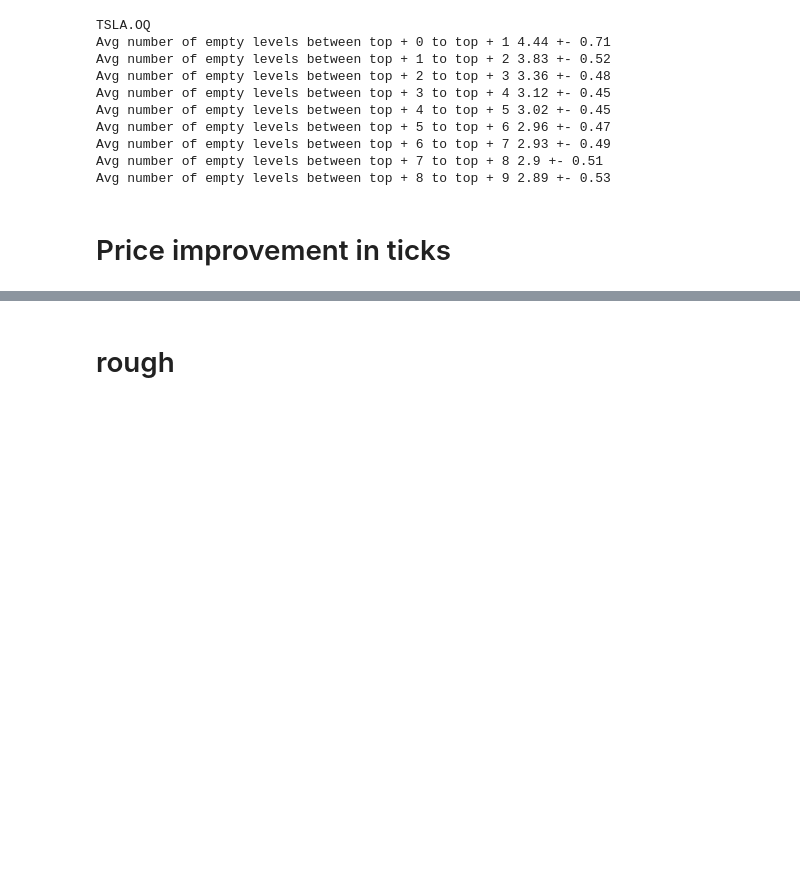
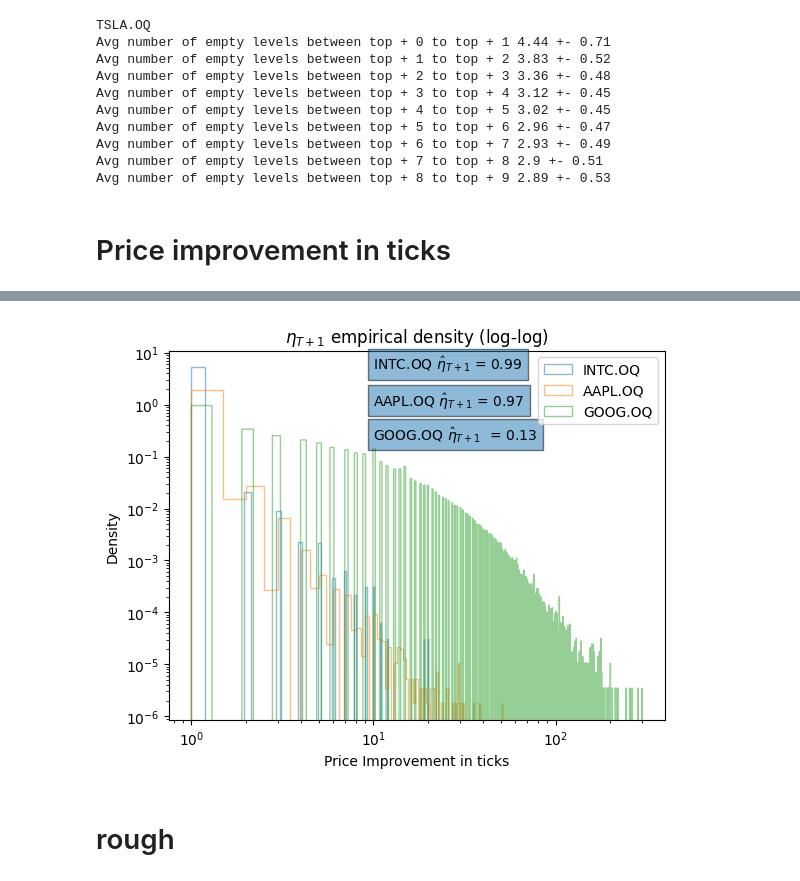
Before and after one commit to konqr/lobSimulations, a Jupyter notebook: src/backup/hawkes/experiments/smallTickEDA.ipynb, the cells around one changed output, grey strips where cells are left out. Drawn from its saved outputs; the diff is of its cells as text; code cells hidden in the pictures; blank space fills up the shorter version.

```diff
--- a/src/backup/hawkes/experiments/smallTickEDA.ipynb
+++ b/src/backup/hawkes/experiments/smallTickEDA.ipynb
@@ -393,0 +450,18 @@ Avg number of ticks of price improvement for  top + 10 1.07 +- 0.86
+# %%
+ric = "AAPL.OQ"
+res = {}
+for j in pd.date_range(dt.date(2019,1,2), dt.date(2019,2,4)):
+    if j == dt.date(2019,1,9): continue
+    l = dataLoader.dataLoader(ric, j, j, nlevels = 10, dataPath = "/SAN/fca/Konark_PhD_Experiments/extracted/GOOG/")
+    data = l.load()
+    master_dict = {}
+    if len(data):
+        data = data[0]
+    else:
+        continue
+    data['timeDiff'] = data['Time'].diff()
+    i = 1
+    data['diff'] = data['Ask Price ' + str(i)].shift(-1) - data['Ask Price ' + str(i)]
+    res[i] = np.append(res.get(i, []), (100*(data['Ask Price 2'] - data['Ask Price 1'])).loc[data['diff'] < 0].values)
+    data['diff'] = data['Bid Price ' + str(i)] - data['Bid Price ' + str(i)].shift(-1)
+    res[i] = np.append(res.get(i, []), (100*(data['Bid Price 1'] - data['Bid Price 2'])).loc[data['diff'] < 0].values)
@@ -394,3 +506,24 @@ Avg number of ticks of price improvement for  top + 10 1.07 +- 0.86
+# %%
+aapl = res
+# %%
+plt.figure()
+a = plt.hist(intc[1], bins = 100, density = True, label="INTC.OQ", alpha = 0.5 , histtype = 'step')
+plt.xlabel("Price Improvement in ticks")
+plt.ylabel('Density')
+plt.yscale("log")
+plt.xscale('log')
+plt.text(10, np.max(a[0]) -0.5, "INTC.OQ $\hat{\eta}_{T+1}$ = " + str(np.round(1./np.average(np.average(intc[1], axis = 0)),2)), bbox=dict(alpha=0.5))
+a = plt.hist(aapl[1], bins = 100, density = True, label="AAPL.OQ", alpha = 0.5, histtype = 'step')
+plt.text(10, np.max(a[0]) -1, "AAPL.OQ $\hat{\eta}_{T+1}$ = " + str(np.round(1./np.average(np.average(aapl[1], axis = 0)),2)), bbox=dict(alpha=0.5))
+a = plt.hist(goog[1], bins = 1000, density = True, label="GOOG.OQ", alpha = 0.5, histtype = 'step')
+plt.text(10, np.max(a[0]) -0.75, "GOOG.OQ $\hat{\eta}_{T+1}$  = " + str(np.round(1./np.average(np.average(goog[1], axis = 0)),2)), bbox=dict(alpha=0.5))
+#plt.xlim([0,10])
+#plt.xticks(np.arange(1,11))
+plt.legend()
+plt.title("$\eta_{T+1}$ empirical density (log-log)")
+plt.savefig("/SAN/fca/Konark_PhD_Experiments/smallTick/EDA_eta_T1.png")
+# %% [output]
+[figure, added]
 # %% [markdown]
 # rough
 # %%
```
Also changed, not shown: parts of 8 cells of this notebook, 2 other files.
